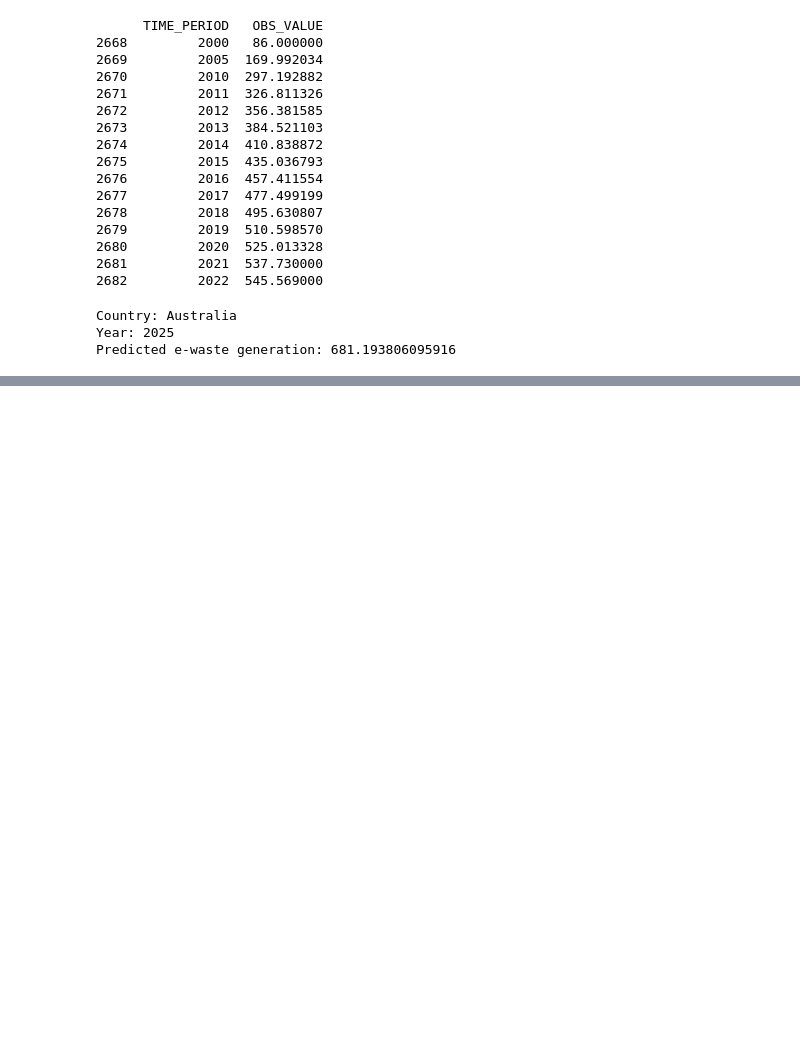
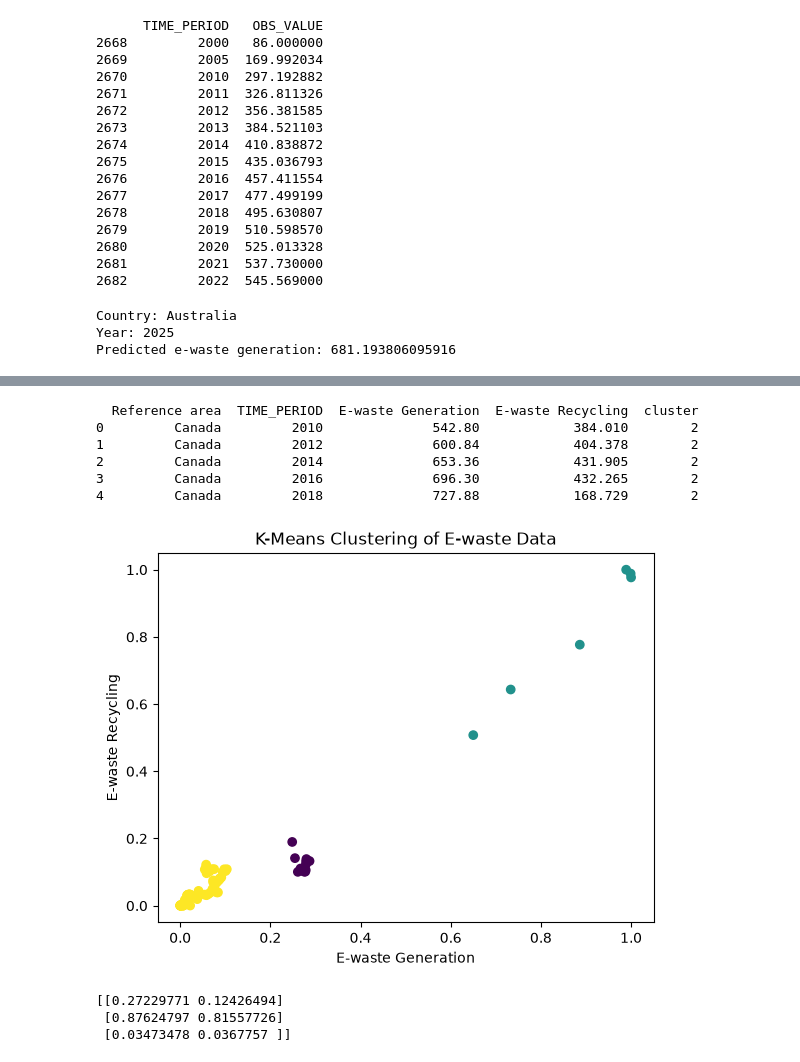
Before and after one commit to athulyarnair150-sys/electronic-waste-project-, a Jupyter notebook: electronic waste generation and recycling.ipynb, the cells around one changed output, grey strips where cells are left out. Drawn from its saved outputs; the diff is of its cells as text; code cells hidden in the pictures; blank space fills up the shorter version.

```diff
--- a/electronic waste generation and recycling.ipynb
+++ b/electronic waste generation and recycling.ipynb
@@ -950,0 +1094,33 @@ Predicted e-waste generation: 681.193806095916
+# %%
+from sklearn.cluster import KMeans
+
+kmeans = KMeans(n_clusters=3, random_state=42)
+
+y_kmeans = kmeans.fit_predict(X_scaled)
+
+kmeans_df["cluster"] = y_kmeans
+
+print(kmeans_df.head())
+# %% [output]
+  Reference area  TIME_PERIOD  E-waste Generation  E-waste Recycling  cluster
+0         Canada         2010              542.80            384.010        2
+1         Canada         2012              600.84            404.378        2
+2         Canada         2014              653.36            431.905        2
+3         Canada         2016              696.30            432.265        2
+4         Canada         2018              727.88            168.729        2
+# %%
+plt.scatter(X_scaled[:, 0], X_scaled[:, 1], c=y_kmeans)
+
+plt.xlabel("E-waste Generation")
+plt.ylabel("E-waste Recycling")
+plt.title("K-Means Clustering of E-waste Data")
+
+plt.show()
+# %% [output]
+[figure, added]
+# %%
+print(kmeans.cluster_centers_)
+# %% [output]
+[[0.27229771 0.12426494]
+ [0.87624797 0.81557726]
+ [0.03473478 0.0367757 ]]
```
Also changed, not shown: parts of 18 cells of this notebook.
